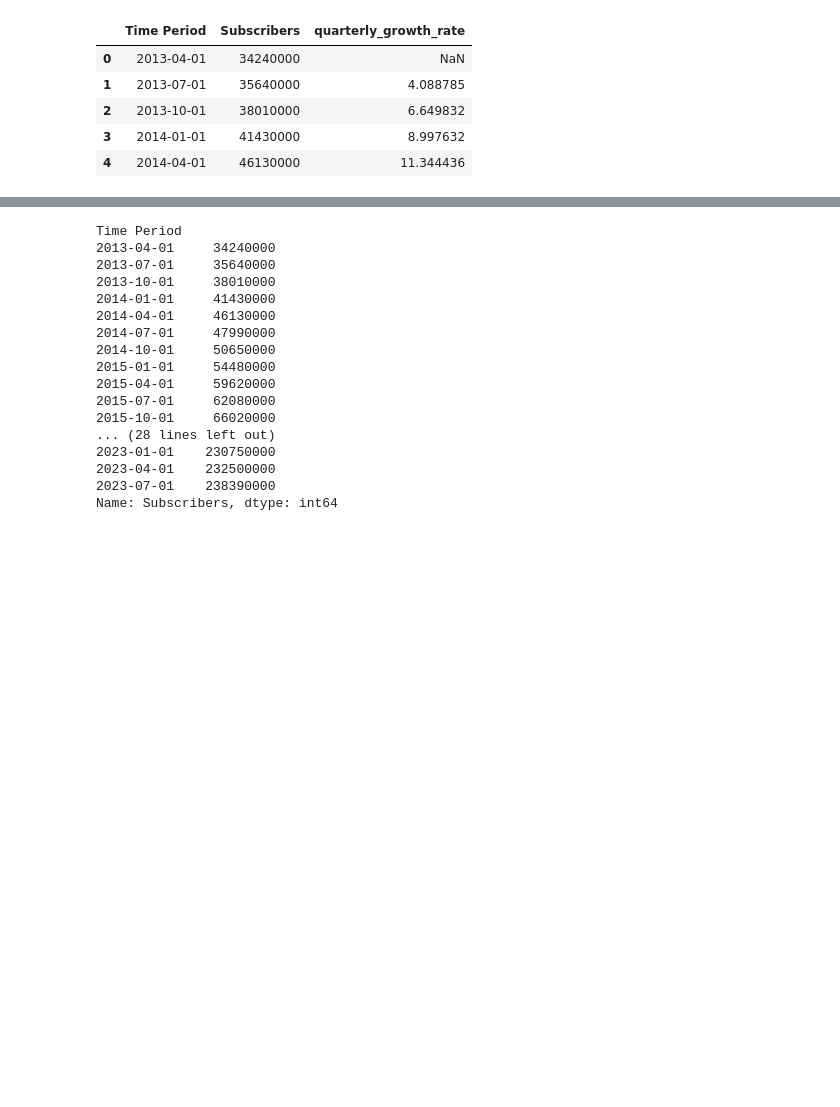
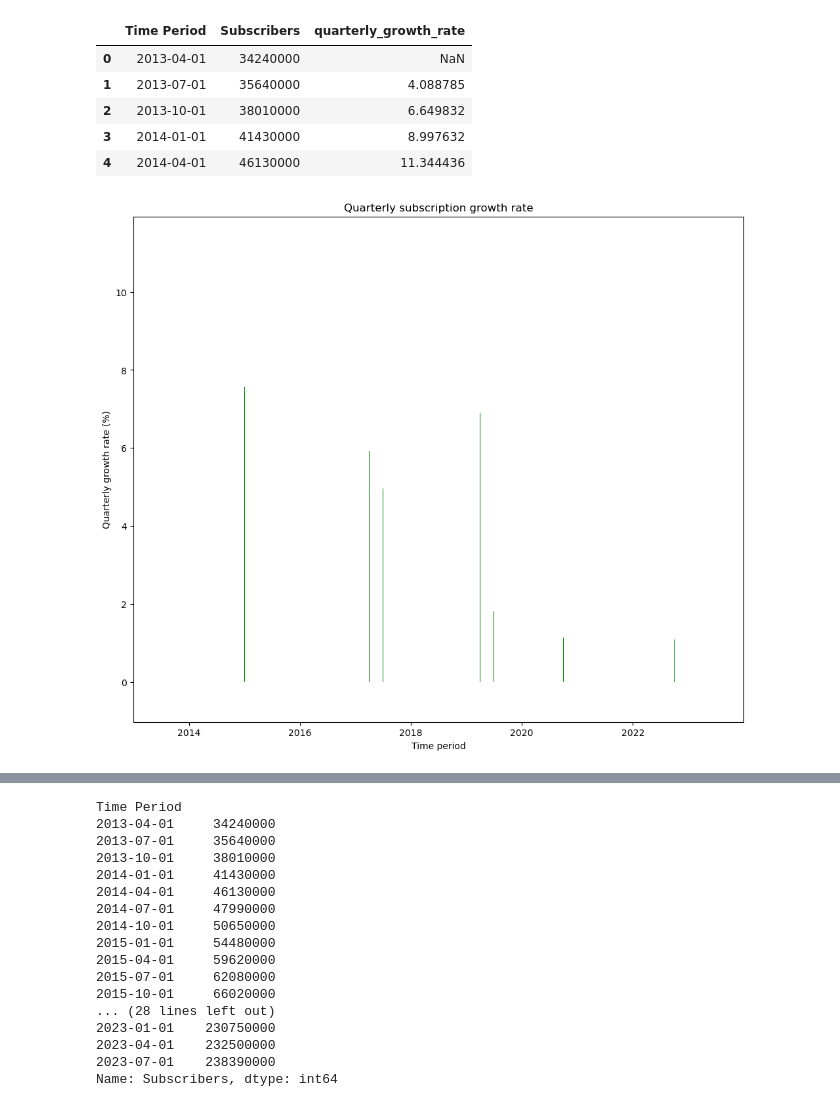
Before and after one commit to Kamuthuj/Netflix-customer-forecasting, a Jupyter notebook: netflix.ipynb, the cells around one changed output, grey strips where cells are left out. Saved outputs shown, nothing was run; the diff lists cells and outputs as text; code cells hidden in the pictures; blank space fills up the shorter version.

```diff
--- a/netflix.ipynb
+++ b/netflix.ipynb
@@ -70,17 +75,18 @@ data.head()
 # %%
 # Bar colouring green for positive growth, red for negative
 
 data["bar_color"]=data["quarterly_growth_rate"].apply(lambda x:"green" if x > 0 else "red")
 
-fig=go.Figure()
-fig.add_trace(go.Bar(
-    x=data["Time Period"],
-    y=data["quarterly_growth_rate"],
-    marker_color=data["bar_color"],
-    name="Quarterly growth rate"
-))
-
-fig.update_layout(title="Netflix quarterly subscription growth rate.",xaxis_title="Time Period",yaxis_title="Quaterly growth rate(%)")
+plt.figure(figsize=(12,10))
+bar_width= 0.5
+colors=data["bar_color"].values
+bars=plt.bar(data["Time Period"],data["quarterly_growth_rate"],color=data["bar_color"])
+plt.title("Quarterly subscription growth rate")
+plt.xlabel("Time period")
+plt.ylabel("Quarterly growth rate (%)")
+plt.show()
+# %% [output]
+[figure, added]
 # %%
 # Yearly growth rate
 
```
Also changed, not shown: parts of 5 cells of this notebook.
